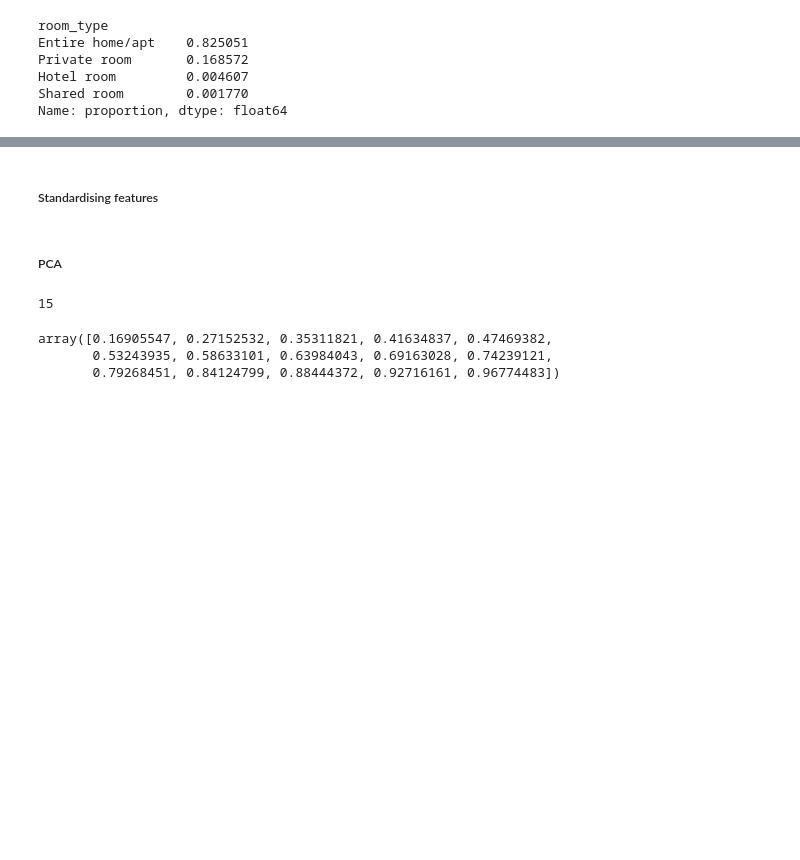
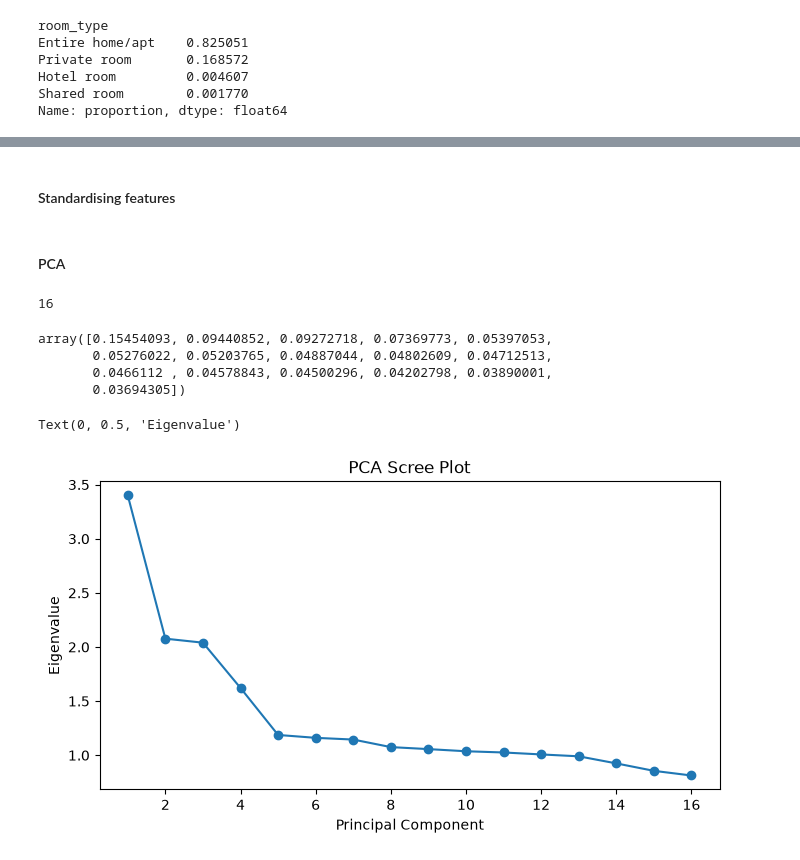
Before and after one commit to IshaanShanavas/AirbnbAICA1, a Jupyter notebook: project.ipynb, the cells around one changed output, grey strips where cells are left out. Saved outputs shown, nothing was run; the diff lists cells and outputs as text; code cells hidden in the pictures; blank space fills up the shorter version.

```diff
--- a/project.ipynb
+++ b/project.ipynb
@@ -152,0 +200,6 @@ y = df['price']
+# %%
+# 70/15/15 split
+X_train, X_temp, y_train, y_temp = train_test_split(X, y, test_size=0.30, random_state=42)
+X_val, X_test, y_val, y_test = train_test_split(X_temp, y_temp, test_size=0.50, random_state=42)
+
+X_train.dtypes
@@ -155,25 +220,48 @@ y = df['price']
 # %%
-X = df.select_dtypes(include=['category'])
+categorical_features = df.select_dtypes(include=['category']).columns
 
-encoder = OneHotEncoder(sparse_output=False, drop='first')
-X_encoded = encoder.fit_transform(X)
+encoder = OneHotEncoder(sparse_output=False, handle_unknown='ignore')
 
-encoded_df = pd.DataFrame(X_encoded, columns=encoder.get_feature_names_out(X.columns), index=X.index)
-final_df = pd.concat([x.reset_index(drop=True), encoded_df.reset_index(drop=True)], axis=1)
+X_train_encoded = encoder.fit_transform(X_train[categorical_features])
+X_val_encoded = encoder.transform(X_val[categorical_features])
+X_test_encoded = encoder.transform(X_test[categorical_features])
+
+X_train_encoded = pd.DataFrame(X_train_encoded, columns=encoder.get_feature_names_out(categorical_features), index=X_train.index)
+X_val_encoded = pd.DataFrame(X_val_encoded, columns=encoder.get_feature_names_out(categorical_features), index=X_val.index)
+X_test_encoded = pd.DataFrame(X_test_encoded, columns=encoder.get_feature_names_out(categorical_features), index=X_test.index)
+
+X_train_final = pd.concat([X_train.drop(columns=categorical_features), X_train_encoded], axis=1)
+X_val_final = pd.concat([X_val.drop(columns=categorical_features), X_val_encoded], axis=1)
+X_test_final = pd.concat([X_test.drop(columns=categorical_features), X_test_encoded], axis=1)
 # %% [markdown]
-##### Standardising features
+#### Standardising features
 # %%
-x = StandardScaler().fit_transform(final_df)
+scaler = StandardScaler().fit(X_train_final)
+X_train_s, X_val_s, X_test_s = scaler.transform(X_train_final), scaler.transform(X_val_final), scaler.transform(X_test_final)
 # %% [markdown]
-##### PCA
+#### PCA
 # %%
-pca = PCA(n_components=0.95)
-principalComponents = pca.fit_transform(x)
+pca = PCA(n_components=0.95).fit(X_train_s)
+
+P_train = pca.transform(X_train_s)
+P_val = pca.transform(X_val_s)
+P_test = pca.transform(X_test_s)
 
 print(pca.n_components_)
-pca.explained_variance_ratio_.cumsum()
+pca.explained_variance_ratio_
 # %% [output]
-15
+16
-array([0.16905547, 0.27152532, 0.35311821, 0.41634837, 0.47469382,
-       0.53243935, 0.58633101, 0.63984043, 0.69163028, 0.74239121,
-       0.79268451, 0.84124799, 0.88444372, 0.92716161, 0.96774483])
+array([0.15454093, 0.09440852, 0.09272718, 0.07369773, 0.05397053,
+       0.05276022, 0.05203765, 0.04887044, 0.04802609, 0.04712513,
+       0.0466112 , 0.04578843, 0.04500296, 0.04202798, 0.03890001,
+       0.03694305])
+# %%
+# Scree Plot
+plt.figure(figsize=(8, 4))
+plt.plot(range(1, pca.n_components_ + 1), pca.explained_variance_, marker='o')
+plt.title('PCA Scree Plot')
+plt.xlabel('Principal Component')
+plt.ylabel('Eigenvalue')
+# %% [output]
+Text(0, 0.5, 'Eigenvalue')
+[figure, added]
```
Also changed, not shown: parts of 23 cells of this notebook.
